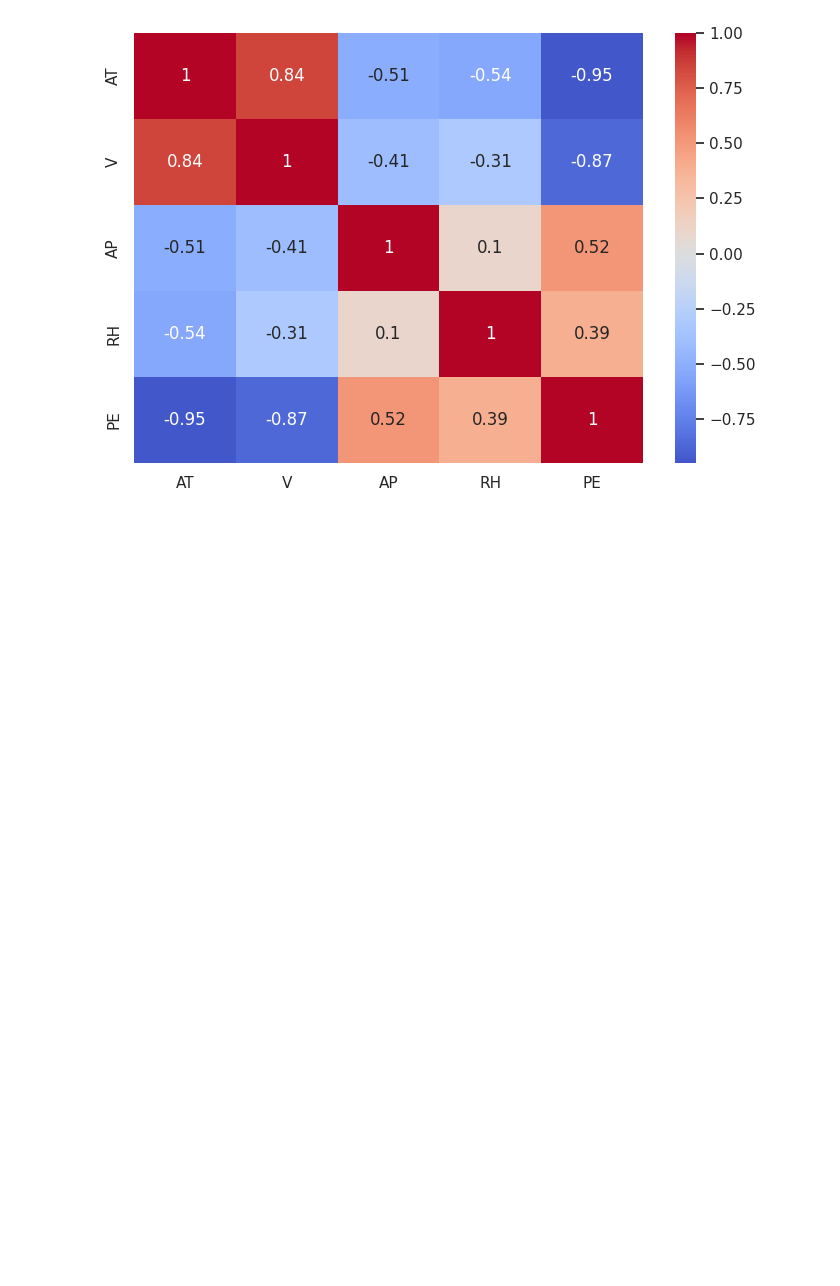
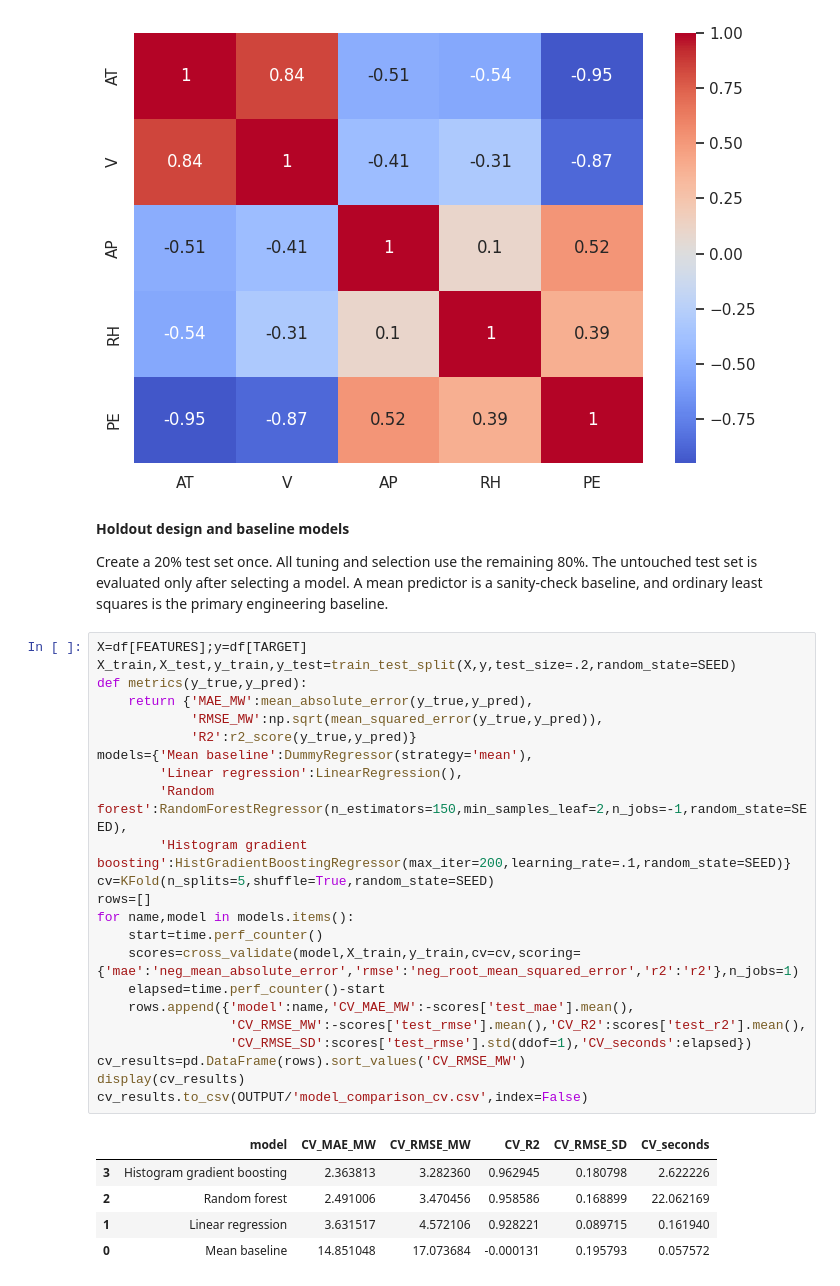
Before and after one commit to nat-petty/MMA3001-project, a Jupyter notebook: MMA3001projectNP.ipynb, the cells around one changed output. Cells and saved outputs as stored; diff of their text form; blank space fills up the shorter version.

Commit message:
Initial building and evaluating of machine-learning models

```diff
--- a/MMA3001projectNP.ipynb
+++ b/MMA3001projectNP.ipynb
@@ -111,3 +111,36 @@ plt.figure(figsize=(7,5));sns.heatmap(df.corr(),annot=True,cmap='coolwarm',cente
 [figure]
 [figure]
 [figure]
+# %% [markdown]
+**Holdout design and baseline models**
+
+Create a 20% test set once. All tuning and selection use the remaining 80%. The untouched test set is evaluated only after selecting a model. A mean predictor is a sanity-check baseline, and ordinary least squares is the primary engineering baseline.
+# %%
+X=df[FEATURES];y=df[TARGET]
+X_train,X_test,y_train,y_test=train_test_split(X,y,test_size=.2,random_state=SEED)
+def metrics(y_true,y_pred):
+    return {'MAE_MW':mean_absolute_error(y_true,y_pred),
+            'RMSE_MW':np.sqrt(mean_squared_error(y_true,y_pred)),
+            'R2':r2_score(y_true,y_pred)}
+models={'Mean baseline':DummyRegressor(strategy='mean'),
+        'Linear regression':LinearRegression(),
+        'Random forest':RandomForestRegressor(n_estimators=150,min_samples_leaf=2,n_jobs=-1,random_state=SEED),
+        'Histogram gradient boosting':HistGradientBoostingRegressor(max_iter=200,learning_rate=.1,random_state=SEED)}
+cv=KFold(n_splits=5,shuffle=True,random_state=SEED)
+rows=[]
+for name,model in models.items():
+    start=time.perf_counter()
+    scores=cross_validate(model,X_train,y_train,cv=cv,scoring={'mae':'neg_mean_absolute_error','rmse':'neg_root_mean_squared_error','r2':'r2'},n_jobs=1)
+    elapsed=time.perf_counter()-start
+    rows.append({'model':name,'CV_MAE_MW':-scores['test_mae'].mean(),
+                 'CV_RMSE_MW':-scores['test_rmse'].mean(),'CV_R2':scores['test_r2'].mean(),
+                 'CV_RMSE_SD':scores['test_rmse'].std(ddof=1),'CV_seconds':elapsed})
+cv_results=pd.DataFrame(rows).sort_values('CV_RMSE_MW')
+display(cv_results)
+cv_results.to_csv(OUTPUT/'model_comparison_cv.csv',index=False)
+# %% [output]
+|  | model | CV_MAE_MW | CV_RMSE_MW | CV_R2 | CV_RMSE_SD | CV_seconds |
+| 3 | Histogram gradient boosting | 2.363813 | 3.282360 | 0.962945 | 0.180798 | 2.622226 |
+| 2 | Random forest | 2.491006 | 3.470456 | 0.958586 | 0.168899 | 22.062169 |
+| 1 | Linear regression | 3.631517 | 4.572106 | 0.928221 | 0.089715 | 0.161940 |
+| 0 | Mean baseline | 14.851048 | 17.073684 | -0.000131 | 0.195793 | 0.057572 |
```
